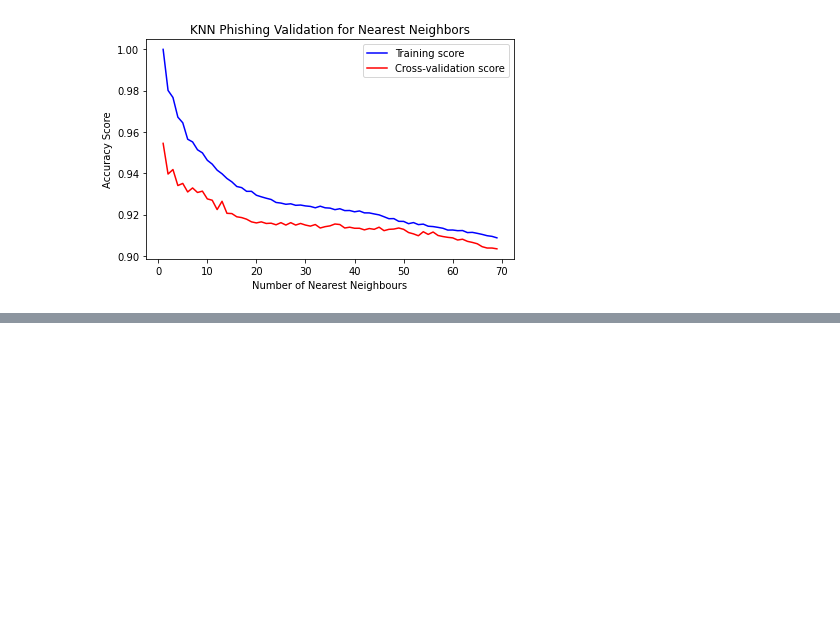
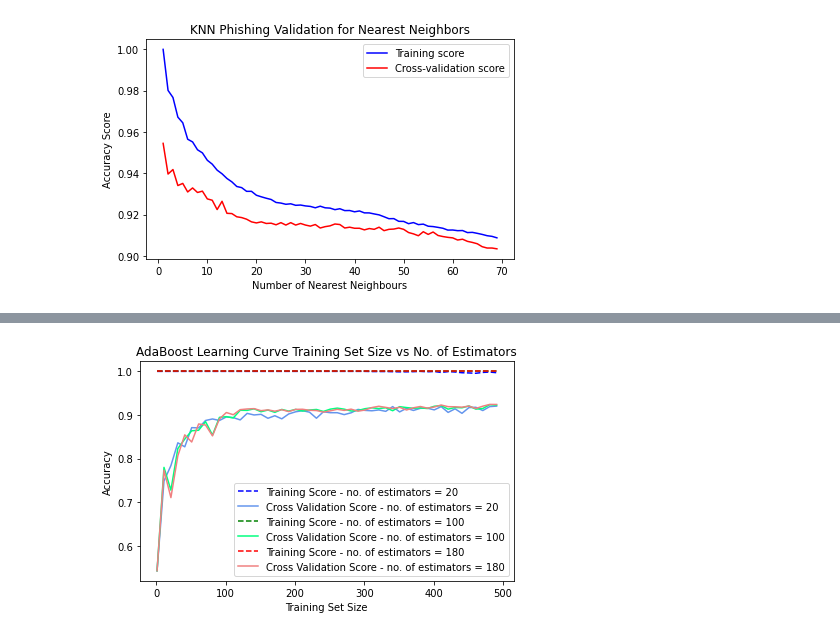
Before and after one commit to Liveo123/RedWine_and_Phishing, a Jupyter notebook: phishing.ipynb, the cells around one changed output, grey strips where cells are left out. Saved outputs shown, nothing was run; the diff lists cells and outputs as text; code cells hidden in the pictures; blank space fills up the shorter version.

```diff
--- a/phishing.ipynb
+++ b/phishing.ipynb
@@ -669,27 +671,29 @@ weighted avg       0.91      0.91      0.91      3317
 # %%
 # Boosting learning curve
 
-## TODO: Grab these values from best_estimate above
-tuned_learning_rate=
-tuned_n_estimators=
+## Grab these values from best_estimate above
+tuned_learning_rate = 0.64
+tuned_n_estimators = 100
 
 draw_learning_curve(ada(ada_dt,
                         learning_rate=tuned_learning_rate,
-                        n_estimators=),
-                    'no. of estimators = ',
-                    ada(ada_dt),
+                        n_estimators=20),
+                    'no. of estimators = 20',
+                    ada(ada_dt,
                         learning_rate=tuned_learning_rate,
-                        n_estimators=),
-                    'no. of estimators = ',
-                    ada(ada_dt),
+                        n_estimators=100),
+                    'no. of estimators = 100',
+                    ada(ada_dt,
                         learning_rate=tuned_learning_rate,
-                        n_estimators=),
-                    'no. of estimators = ',
+                        n_estimators=180),
+                    'no. of estimators = 180',
                     X_train,
                     y_train,
                     cv=8,
                     train_max=500,
                     title = 'AdaBoost Learning Curve Training Set Size vs No. of Estimators')
+# %% [output]
+[figure, added]
 # %%
 # Draw Boosting Validation Curve
 draw_validation_curve(ada(ada_dt,
```
Also changed, not shown: parts of 11 cells of this notebook, 1 other file.
